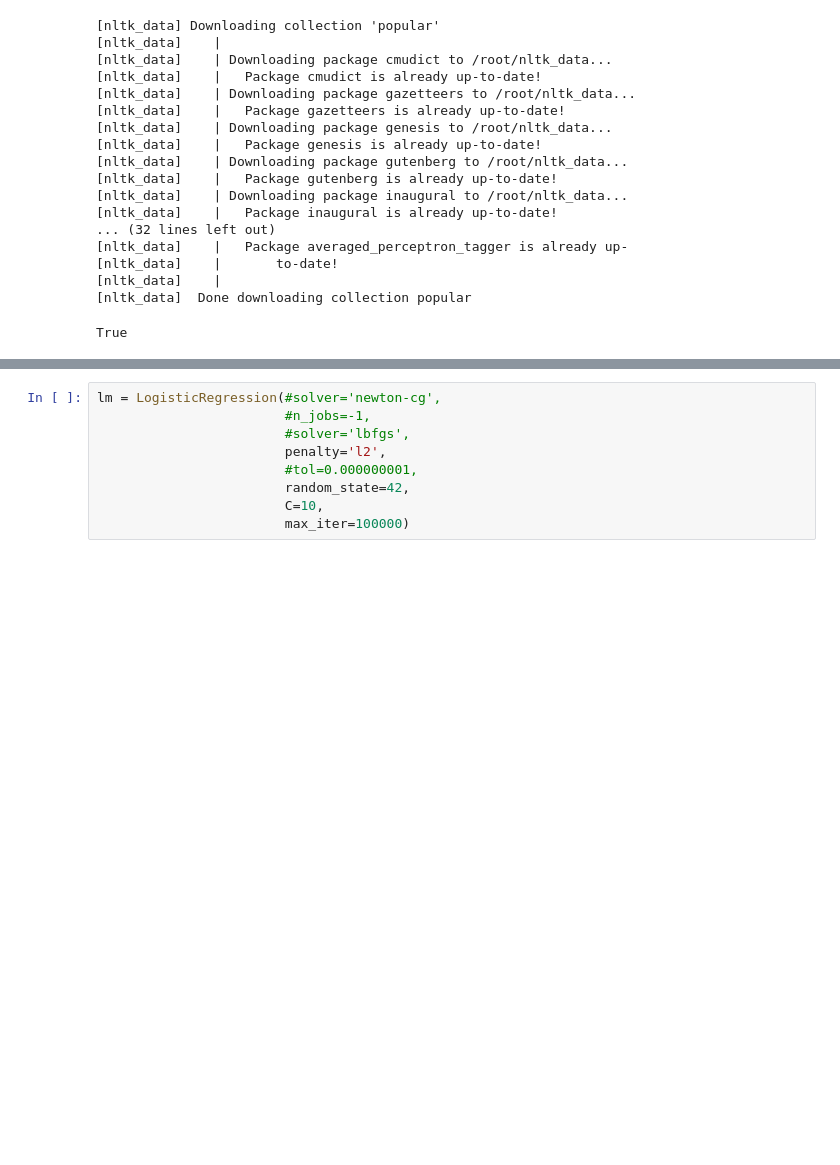
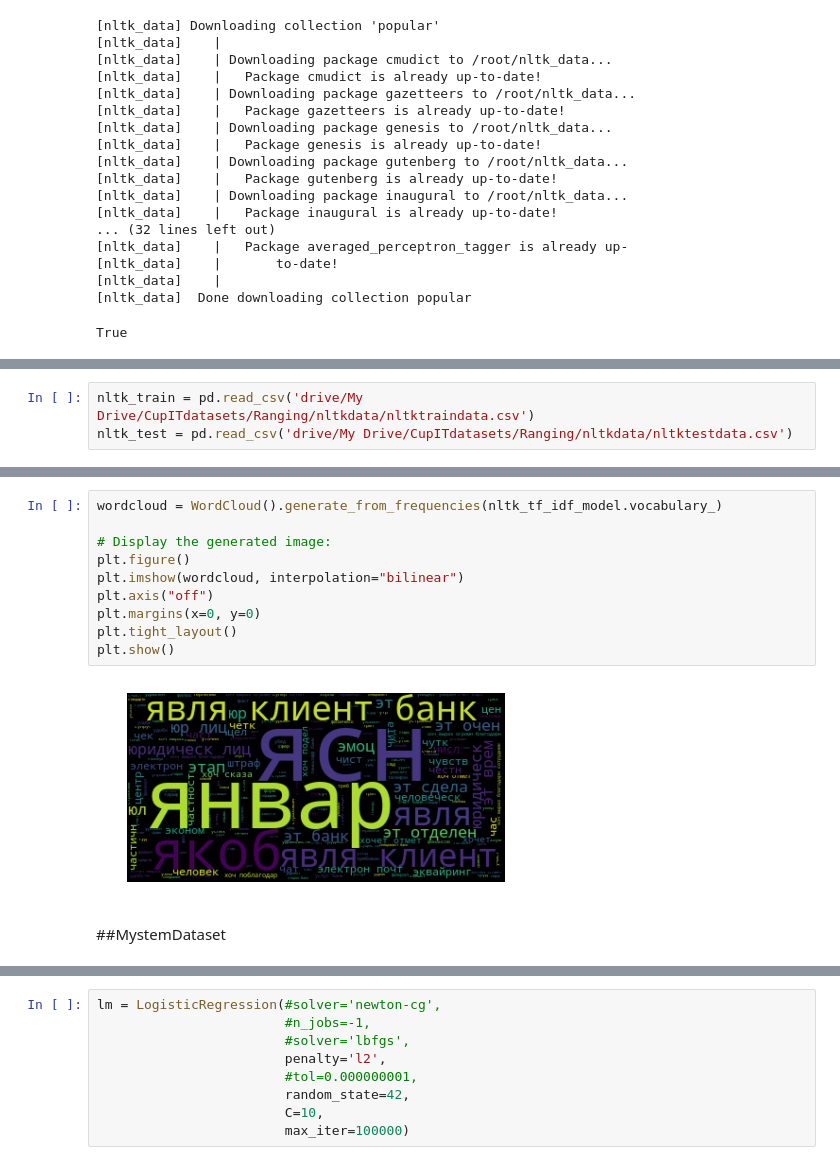
Before and after one commit to zqiaohe/trash, a Jupyter notebook: Ranging.ipynb, the cells around one changed output, grey strips where cells are left out. Cells and saved outputs as stored; diff of their text form; blank space fills up the shorter version.

```diff
--- a/Ranging.ipynb
+++ b/Ranging.ipynb
@@ -33,0 +68,3 @@ True
+# %%
+nltk_train = pd.read_csv('drive/My Drive/CupITdatasets/Ranging/nltkdata/nltktraindata.csv')
+nltk_test = pd.read_csv('drive/My Drive/CupITdatasets/Ranging/nltkdata/nltktestdata.csv')
@@ -77 +185,15 @@ tf_idf = TfidfVectorizer(ngram_range=(1, 4), stop_words=stopwords.words('russian
+# %%
+wordcloud = WordCloud().generate_from_frequencies(nltk_tf_idf_model.vocabulary_)
+
+# Display the generated image:
+plt.figure()
+plt.imshow(wordcloud, interpolation="bilinear")
+plt.axis("off")
+plt.margins(x=0, y=0)
+plt.tight_layout()
+plt.show()
+# %% [output]
+[figure, added]
+# %% [markdown]
+##MystemDataset
 # %%
```
Also changed, not shown: parts of 118 cells of this notebook.
